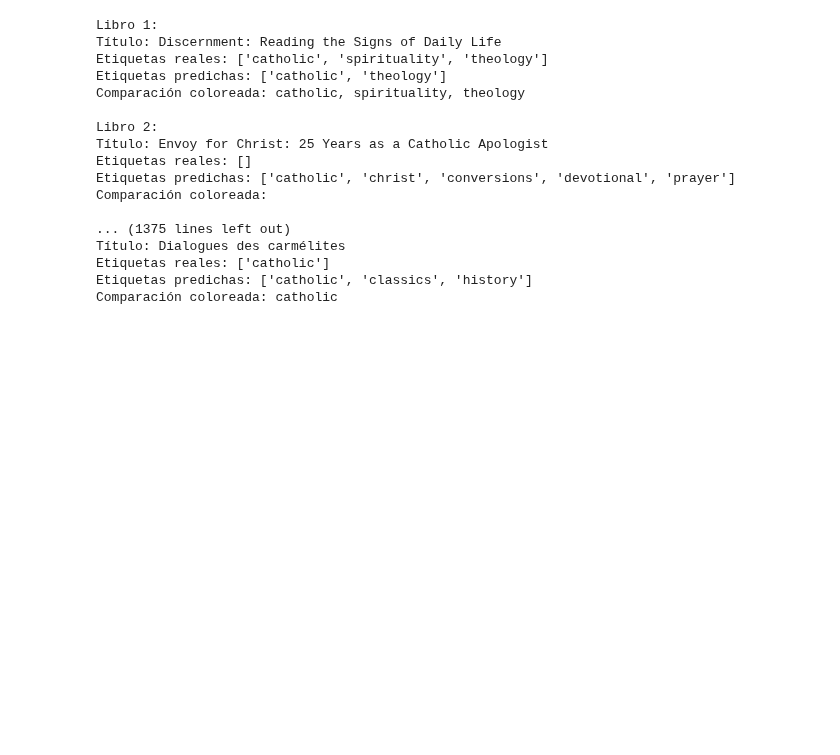
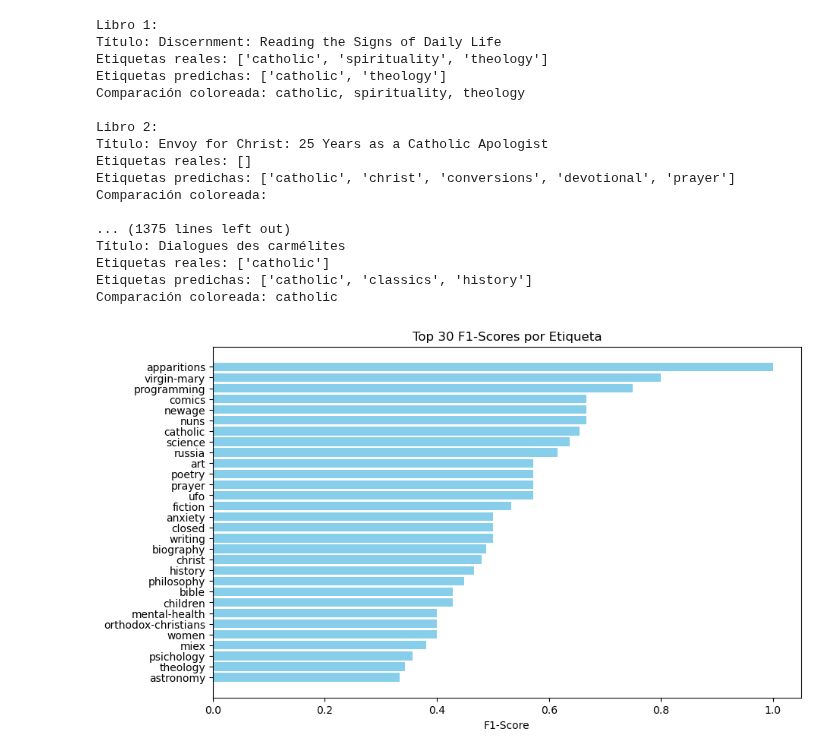
Before and after one commit to jesuserro/BiblioNLP-Automatic-Tagging-Semantic-Book-Search, a Jupyter notebook: notebooks/2_multilabel_classifier_model_pipeline.ipynb, the cells around one changed output. Saved outputs shown, nothing was run; the diff lists cells and outputs as text; code cells hidden in the pictures; blank space fills up the shorter version.

```diff
--- a/notebooks/2_multilabel_classifier_model_pipeline.ipynb
+++ b/notebooks/2_multilabel_classifier_model_pipeline.ipynb
@@ -256,3 +256,36 @@ Título: Dialogues des carmélites
 Etiquetas reales: ['catholic']
 Etiquetas predichas: ['catholic', 'classics', 'history']
 Comparación coloreada: catholic
+# %%
+import os
+
+# Gráfica con las etiquetas con un mejor f1-score
+f1_scores = []
+for i, tag in enumerate(mlb.classes_):
+    report = classification_report(Y_test[:, i], Y_pred[:, i], output_dict=True)
+    # Check if the key '1' exists in the report
+    if '1' in report:
+        f1 = report['1']['f1-score']
+    else:
+        f1 = 0.0  # Default value if class '1' is not present
+    f1_scores.append((tag, f1))
+
+# Ordenar las etiquetas por F1-score en orden descendente y tomar las 30 primeras
+f1_scores = sorted(f1_scores, key=lambda x: x[1], reverse=True)[:30]
+tags, scores = zip(*f1_scores)
+
+# Crear la carpeta si no existe
+output_dir = '../img'
+os.makedirs(output_dir, exist_ok=True)
+
+# Crear la gráfica
+plt.figure(figsize=(10, 6))
+plt.barh(tags, scores, color='skyblue')
+plt.xlabel('F1-Score')
+plt.title('Top 30 F1-Scores por Etiqueta')
+plt.gca().invert_yaxis()  # Invertir el eje Y para que el mayor F1-score esté arriba
+# Guardar la gráfica
+plt.savefig(os.path.join(output_dir, 'f1_score_per_tag.jpg'))
+plt.show()
+# %% [output]
+[figure, added]
```
Also changed, not shown: parts of 1 cell of this notebook, 1 other file.
